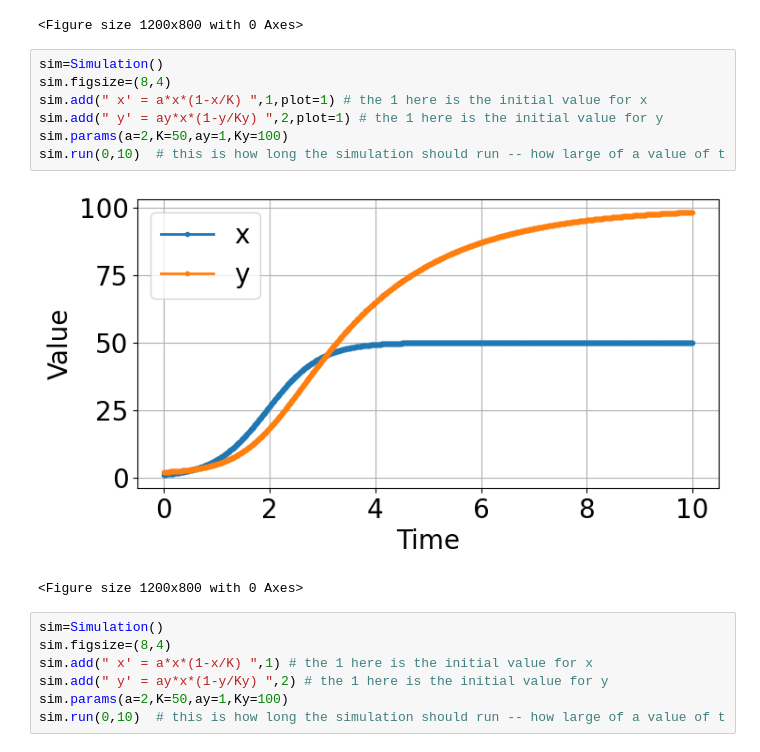
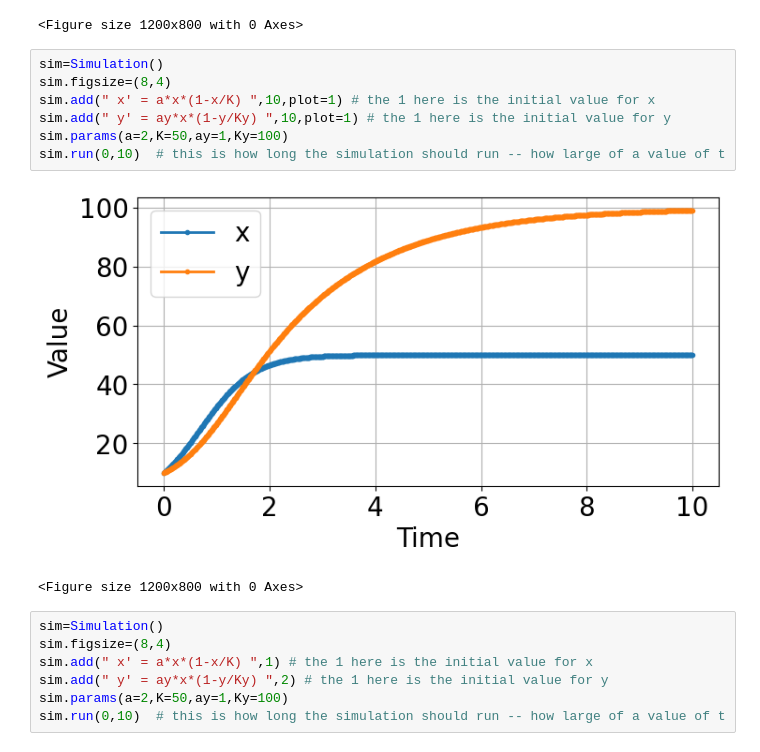
Before and after one commit to bblais/Computer-Programming-for-the-Sciences-Spring-2023, a Jupyter notebook: Sprint #2 - Dynamical Systems and Parameters/2023-02-23 - Logistic Growth.ipynb, the cells around one changed output. Drawn from its saved outputs; the diff is of its cells as text.

```diff
--- a/Sprint #2 - Dynamical Systems and Parameters/2023-02-23 - Logistic Growth.ipynb
+++ b/Sprint #2 - Dynamical Systems and Parameters/2023-02-23 - Logistic Growth.ipynb
@@ -110,12 +110,12 @@ sim.run(0,10)  # this is how long the simulation should run -- how large of a va
 # %%
 sim=Simulation()
 sim.figsize=(8,4)
-sim.add(" x' = a*x*(1-x/K) ",1,plot=1) # the 1 here is the initial value for x
-sim.add(" y' = ay*x*(1-y/Ky) ",2,plot=1) # the 1 here is the initial value for y
+sim.add(" x' = a*x*(1-x/K) ",10,plot=1) # the 1 here is the initial value for x
+sim.add(" y' = ay*x*(1-y/Ky) ",10,plot=1) # the 1 here is the initial value for y
 sim.params(a=2,K=50,ay=1,Ky=100)
 sim.run(0,10)  # this is how long the simulation should run -- how large of a value of t
 # %% [output]
-[figure, old version]
+[figure, new version]
 <Figure size 1200x800 with 0 Axes>
 # %%
 sim=Simulation()
```
Also changed, not shown: parts of 1 cell of this notebook, 6 other files.
